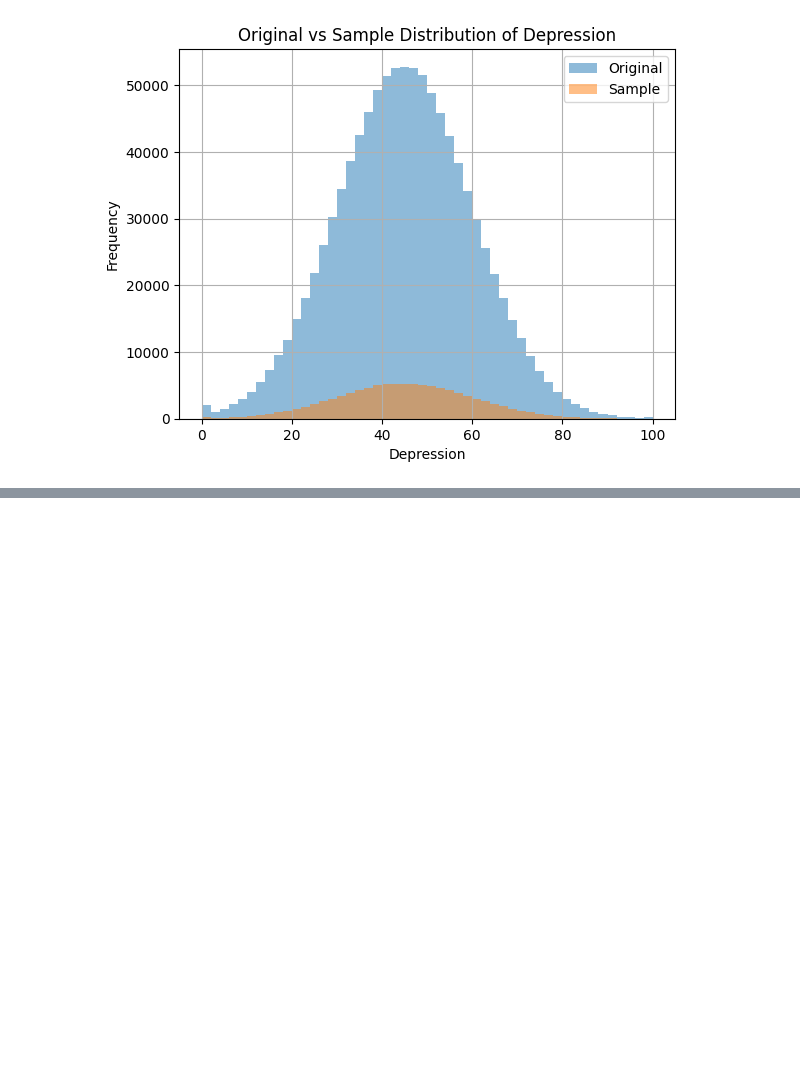
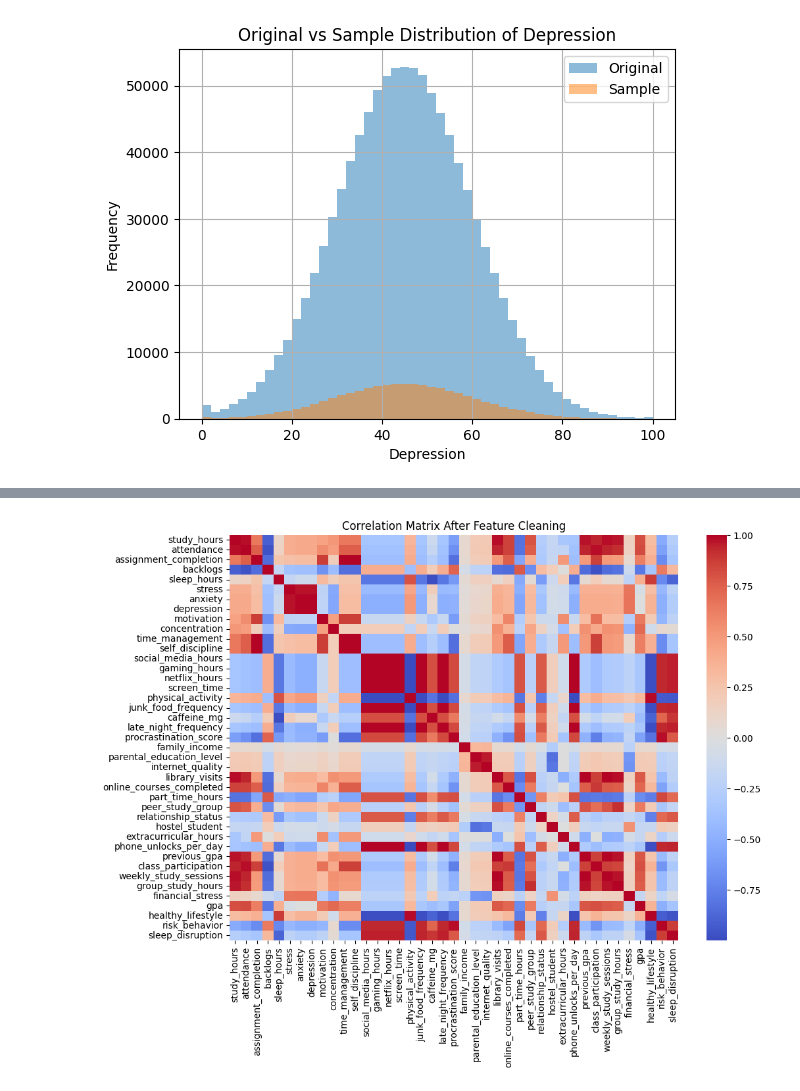
Before and after one commit to XyronTeam/ml-project, a Jupyter notebook: src/dataset_b/notebook_b.ipynb, the cells around one changed output, grey strips where cells are left out. Saved outputs shown, nothing was run; the diff lists cells and outputs as text; code cells hidden in the pictures; blank space fills up the shorter version.

```diff
--- a/src/dataset_b/notebook_b.ipynb
+++ b/src/dataset_b/notebook_b.ipynb
@@ -449,12 +362,0 @@ Now that redundancy is reduced, we need create meaningful features
-# %%
-df_sample["healthy_lifestyle"] = (
-    df_sample["physical_activity"] * 2 +
-    df_sample["sleep_hours"] -
-    df_sample["junk_food_frequency"] / 5 -
-    df_sample["caffeine_mg"] / 100
-)
-df_sample['risk_behavior'] = (
-    df_sample['procrastination_score'] +
-    df_sample['late_night_frequency']
-)
-df_sample["sleep_disruption"] = df_sample["late_night_frequency"] * (8 - df_sample["sleep_hours"])
@@ -547,2 +362,0 @@ plt.show()
-# %%
-df_sample = df_sample.drop(columns=['stress', 'anxiety'])
@@ -833,0 +408,17 @@ print(df_model.shape)
+# %%
+# Create exploratory composite features
+df_sample["healthy_lifestyle"] = (
+    df_sample["physical_activity"] * 2
+    + df_sample["sleep_hours"]
+    - df_sample["junk_food_frequency"] / 5
+    - df_sample["caffeine_mg"] / 100
+)
+
+df_sample["risk_behavior"] = (
+    df_sample["procrastination_score"]
+    + df_sample["late_night_frequency"]
+)
+
+df_sample["sleep_disruption"] = (
+    df_sample["late_night_frequency"] * (8 - df_sample["sleep_hours"])
+)
@@ -833,0 +433,10 @@ print(df_model.shape)
+# %%
+# Recompute correlations after feature updates
+corr = df_sample.corr(numeric_only=True)
+
+plt.figure(figsize=(11, 8))
+sns.heatmap(corr, cmap="coolwarm")
+plt.title("Correlation Matrix After Feature Cleaning")
+plt.show()
+# %% [output]
+[figure, added]
```
Also changed, not shown: parts of 107 cells of this notebook, 1 other file.
